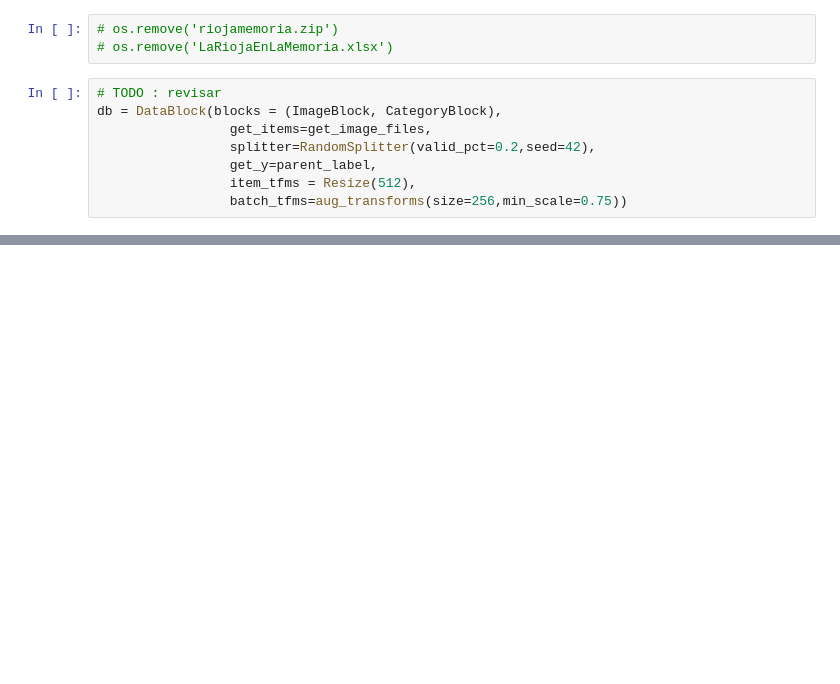
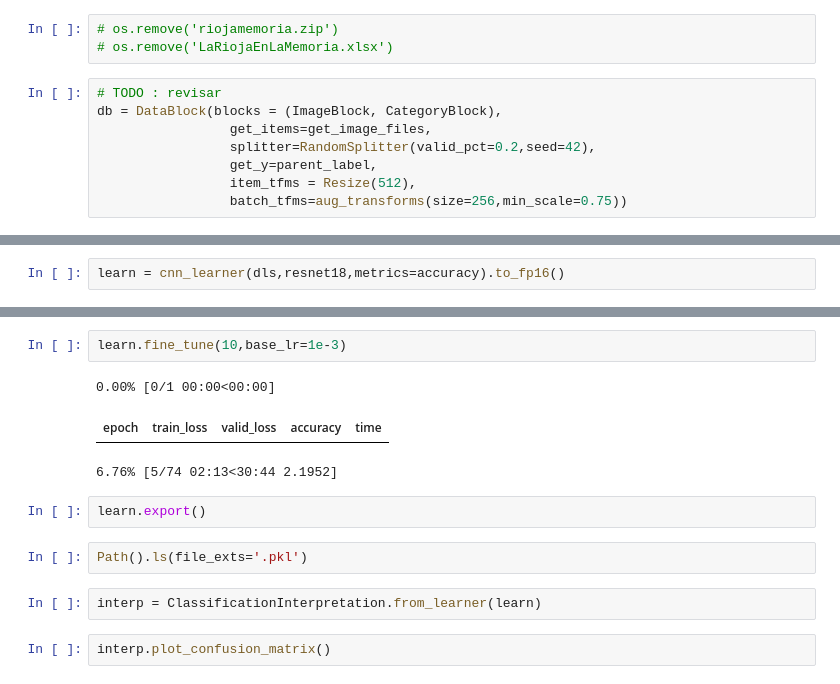
Before and after one commit to IA2021UR/trabajo-ia-en-la-comunidad-de-la-rioja-equipo-7, a Jupyter notebook: ClasificacionImagenesAntiguas.ipynb, the cells around one changed output, grey strips where cells are left out. Saved outputs shown, nothing was run; the diff lists cells and outputs as text; blank space fills up the shorter version.

```diff
--- a/ClasificacionImagenesAntiguas.ipynb
+++ b/ClasificacionImagenesAntiguas.ipynb
@@ -230,0 +255,2 @@ db = DataBlock(blocks = (ImageBlock, CategoryBlock),
+# %%
+learn = cnn_learner(dls,resnet18,metrics=accuracy).to_fp16()
@@ -230,0 +259,14 @@ db = DataBlock(blocks = (ImageBlock, CategoryBlock),
+# %%
+learn.fine_tune(10,base_lr=1e-3)
+# %% [output]
+0.00% [0/1 00:00<00:00]
+| epoch | train_loss | valid_loss | accuracy | time |
+6.76% [5/74 02:13<30:44 2.1952]
+# %%
+learn.export()
+# %%
+Path().ls(file_exts='.pkl')
+# %%
+interp = ClassificationInterpretation.from_learner(learn)
+# %%
+interp.plot_confusion_matrix()
```
Also changed, not shown: parts of 8 cells of this notebook.
